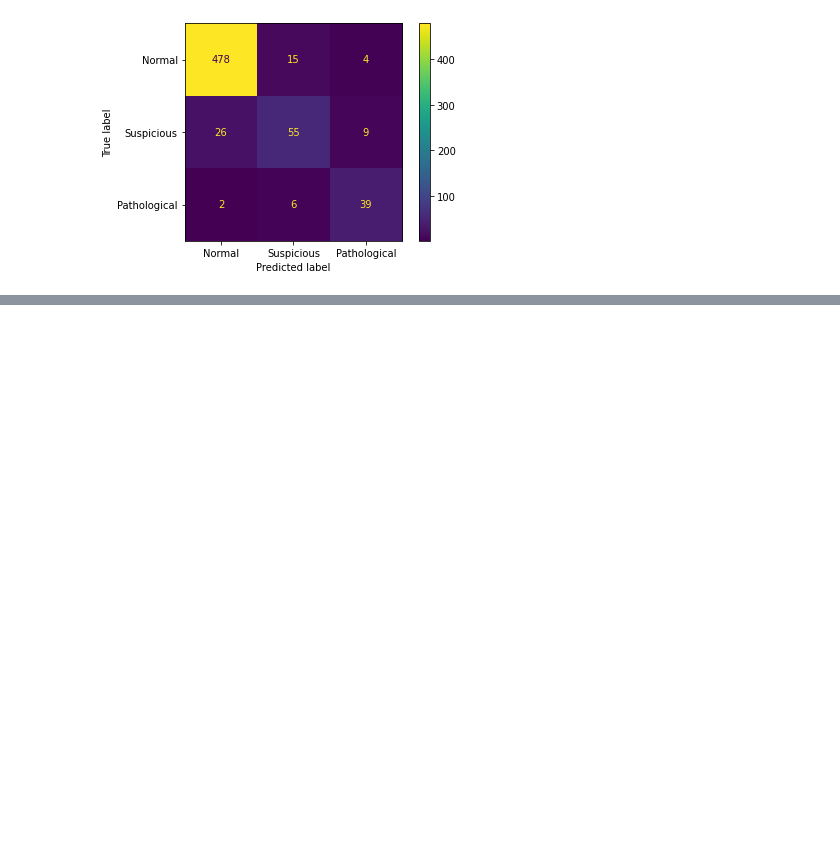
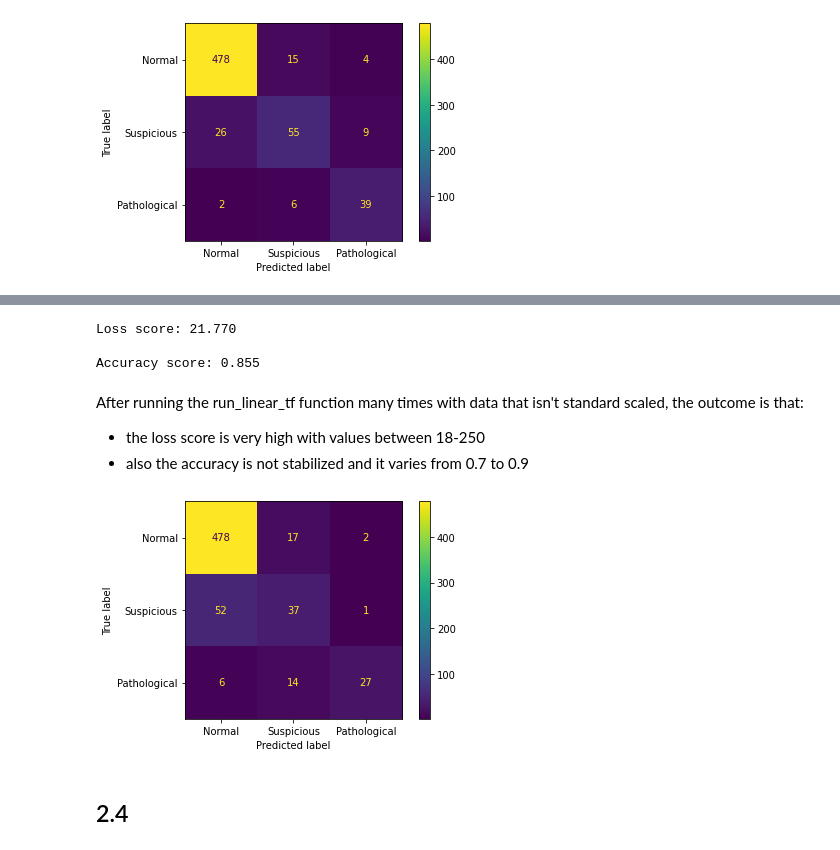
Before and after one commit to Niroth36/fetal_health_Classification, a Jupyter notebook: it21395first.ipynb, the cells around one changed output, grey strips where cells are left out. Saved outputs shown, nothing was run; the diff lists cells and outputs as text; code cells hidden in the pictures; blank space fills up the shorter version.

```diff
--- a/it21395first.ipynb
+++ b/it21395first.ipynb
@@ -365,0 +427,10 @@ def run_linear_tf(X_train, X_test, y_train, y_test):
+# %%
+def no_s_scaling(df):
+  # Split dataset into X values and y labels
+  X=df.drop(["fetal_health"],axis=1)
+  y=df["fetal_health"]
+
+  # Split dataset into train and test set
+  X_train, X_test, y_train, y_test = train_test_split(X, y, train_size=0.7, random_state=42)
+
+  return X_train, X_test, y_train, y_test
@@ -365,0 +442,2 @@ def run_linear_tf(X_train, X_test, y_train, y_test):
+# %%
+X_train_df, X_test_df, y_train_df, y_test_df = no_s_scaling(cp_df)
@@ -365,0 +446,2 @@ def run_linear_tf(X_train, X_test, y_train, y_test):
+# %%
+accuracy_tf, cm_tf = run_linear_tf(X_train_df, X_test_df, y_train_df, y_test_df)
@@ -365,0 +466,21 @@ def run_linear_tf(X_train, X_test, y_train, y_test):
+# %%
+print("Loss score: {:.3f} \n".format(accuracy_tf[0]))
+print("Accuracy score: {:.3f} \n".format(accuracy_tf[1]))
+# %% [output]
+Loss score: 21.770
+
+Accuracy score: 0.855
+# %% [markdown]
+After running the run_linear_tf function many times with data that isn't standard scaled, the outcome is that:
+- the loss score is very high with values between 18-250
+- also the accuracy is not stabilized and it varies from 0.7 to 0.9
+# %%
+labels = ['Normal', 'Suspicious', 'Pathological']
+
+disp = ConfusionMatrixDisplay(confusion_matrix=cm_tf, display_labels=labels)
+disp.plot()
+plt.show()
+# %% [output]
+[figure, added]
+# %% [markdown]
+## 2.4
```
Also changed, not shown: parts of 34 cells of this notebook.
